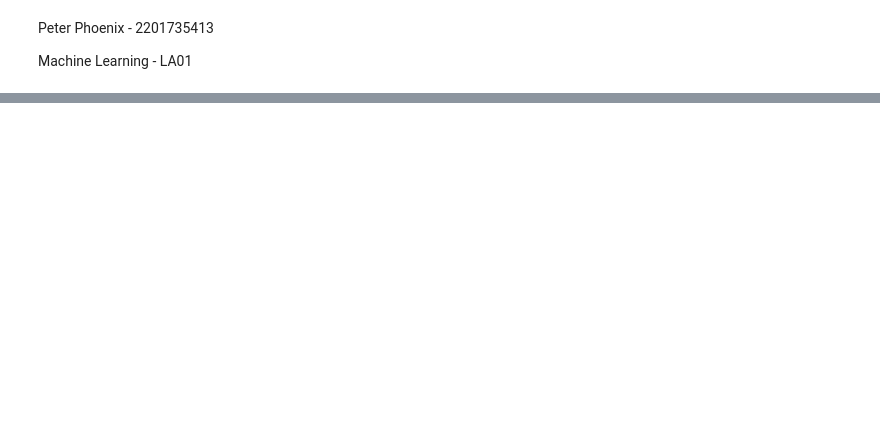
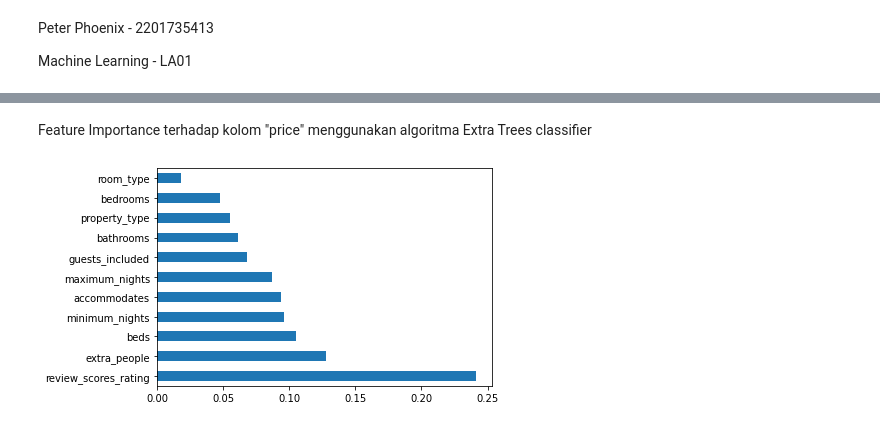
Before and after one commit to peterphoenix/School-Projects, a Jupyter notebook: MID_Machine_Learning.ipynb, the cells around one changed output, grey strips where cells are left out. Drawn from its saved outputs; the diff is of its cells as text; code cells hidden in the pictures; blank space fills up the shorter version.

```diff
--- a/MID_Machine_Learning.ipynb
+++ b/MID_Machine_Learning.ipynb
@@ -234,0 +108,5 @@ R2 Score                :  0.9999936748059756
+# %%
+threshold = 10
+value_counts = data.stack().value_counts()
+to_remove = value_counts[value_counts <= threshold].index
+data.replace(to_remove, np.nan, inplace=True)
@@ -234,0 +115,5 @@ R2 Score                :  0.9999936748059756
+# %%
+data = data.dropna()
+print(data)
+print(data.dtypes)
+print(data.isna().values.any())
@@ -234,0 +172,23 @@ R2 Score                :  0.9999936748059756
+# %%
+# Proses mengubah data bertipe string menjadi numeric dengan LabelEnncoder
+pre = preprocessing.LabelEncoder()
+pre.fit(data.property_type)
+data['property_type'] = pre.transform(data.property_type)
+
+pre2 = preprocessing.LabelEncoder()
+pre2.fit(data.room_type)
+data['room_type'] = pre2.transform(data.room_type)
+
+# preprocessing menggunakan variable yang berbeda (pre dan pre2) agar data dapat dikembalikan jika diperlukan menggunakan fungsi berikut:
+# pre.inverse_transform(data['property_type'])
+# pre2.inverse_transform(data['room_type'])
+
+# Simbol '$' pada kolom price serta extra people perlu dihilangkan dan diubah menjadi float
+data['price'] = data.price.str.replace('$', '')
+data['price'] = data.price.str.replace(',', '')
+
+data['extra_people'] = data.extra_people.str.replace('$', '')
+data['extra_people'] = data.extra_people.str.replace(',', '')
+
+# Tipe seluruh data diubah menjadi float
+data = data.astype(float)
@@ -234,0 +233,13 @@ R2 Score                :  0.9999936748059756
+# %% [markdown]
+Feature Importance terhadap kolom "price" menggunakan algoritma Extra Trees classifier
+# %%
+X = data.iloc[:,[0, 1, 2, 3, 4, 5, 7, 8, 9, 10, 11]]
+y = data.iloc[:,[6]]
+model = ExtraTreesClassifier()
+model.fit(X,y)
+
+feat_importances = pd.Series(model.feature_importances_, index=X.columns)
+feat_importances.nlargest(11).plot(kind='barh')
+plt.show()
+# %% [output]
+[figure, added]
```
Also changed, not shown: parts of 112 cells of this notebook.
